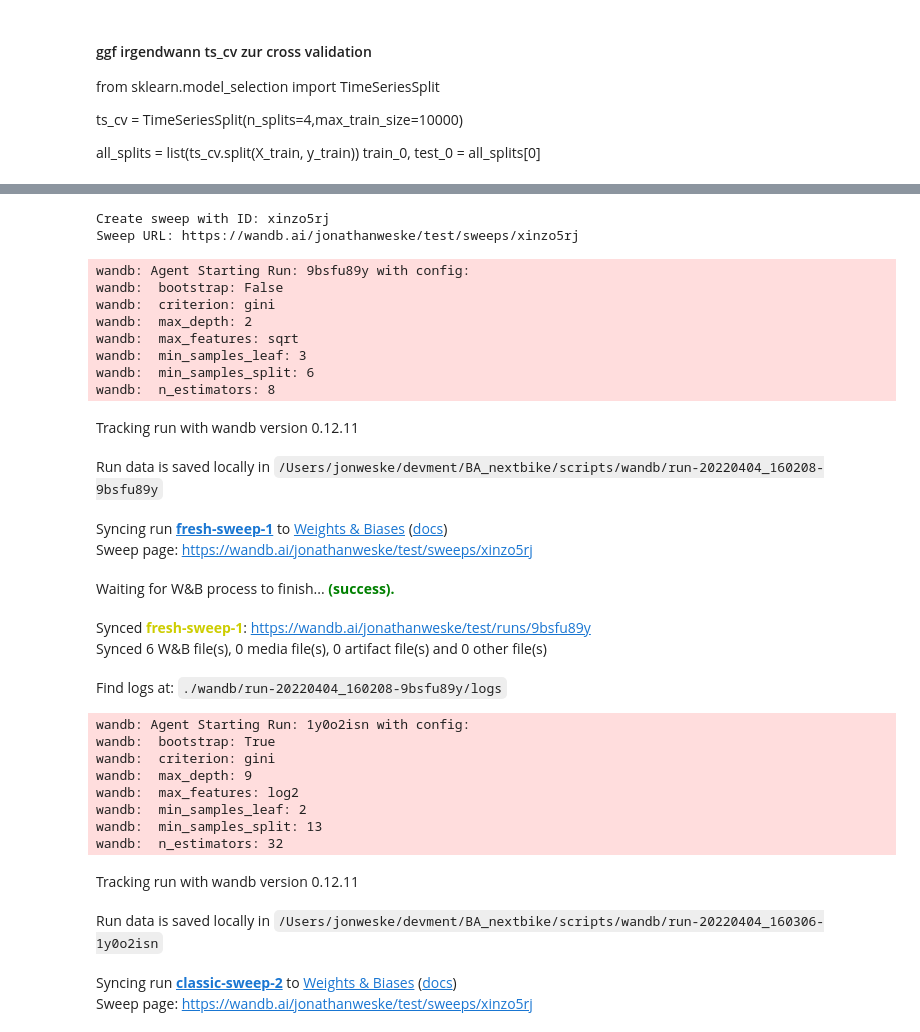
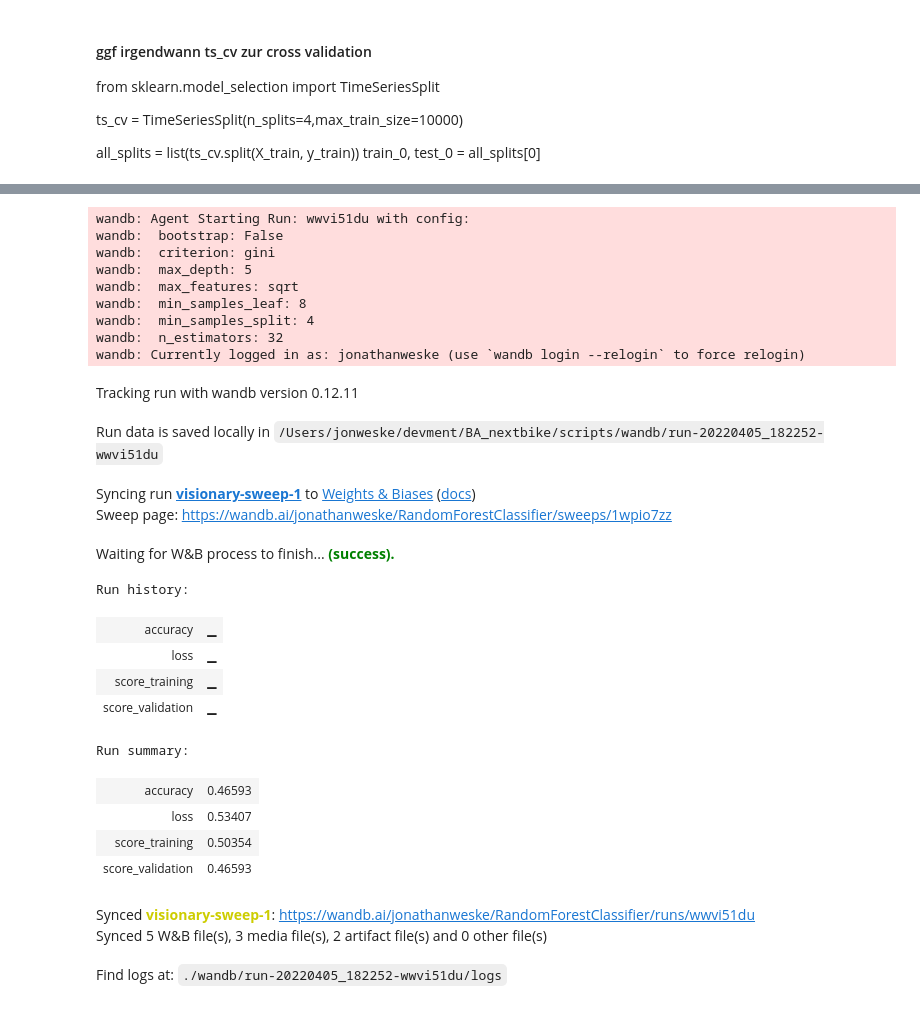
Before and after one commit to jw54kysa/bachelor_thesis_idle_time_prediction_nextbike, a Jupyter notebook: scripts/randomForestClassifier.ipynb, the cells around one changed output, grey strips where cells are left out. Cells and saved outputs as stored; diff of their text form; code cells hidden in the pictures.

```diff
--- a/scripts/randomForestClassifier.ipynb
+++ b/scripts/randomForestClassifier.ipynb
@@ -10,12 +10,12 @@ from sklearn.preprocessing import StandardScaler
 TargetVariable = ['idle_time_class']
 Predictors = ['bike_id', 'lat', 'lng', 'temp', 'rain', 'snow', 'dt_start', 'hex_enc', 'start_min', 'month', 'day']
 
-X = idle_time_data[Predictors]
-y = idle_time_data[TargetVariable]
+X = idle_time_data[Predictors].values
+y = idle_time_data[TargetVariable].values
 
-PredictorScaler=StandardScaler()
-PredictorScalerFit=PredictorScaler.fit(X)
-X=PredictorScalerFit.transform(X)
+#PredictorScaler=StandardScaler()
+#PredictorScalerFit=PredictorScaler.fit(X)
+#X=PredictorScalerFit.transform(X)
 
 from sklearn.model_selection import train_test_split
 X_train, X_test, y_train, y_test = train_test_split(X, y, train_size=0.9, shuffle=False)
@@ -41,12 +39,12 @@ TimeSeriesSplit(gap=0, max_train_size=None, n_splits=8, test_size=None)
 # %%
-sweep_configuration_rfc = {
+sweep_configuration = {
     "project": "RandomForestClass",
-    "name": "RFC-sweep-split-inorder",
+    "name": "RFC-sweep-split-inorder-not-scaled",
     "metric": {"name": "accuracy", "goal": "maximize"},
     "method": "random",
     "parameters": {
         "n_estimators": {
-            "values": [8, 16, 32, 64, 128, 256]
+            "values": [8, 16, 32, 64, 128, 256, 512]
         },
         "criterion": {
             "values": ['entropy','gini']
@@ -100,8 +98,8 @@ def my_train_func():
     score_training = model.score(X_train, y_train.ravel())
     score_validation = model.score(X_test, y_test.ravel())
 
-    acc = zero_one_loss(y_test.ravel(), y_pred.ravel())
-    loss = accuracy_score(y_test.ravel(), y_pred.ravel())
+    acc = accuracy_score(y_test.ravel(), y_pred.ravel())
+    loss = zero_one_loss(y_test.ravel(), y_pred.ravel())
 
     wandb.sklearn.plot_feature_importances(model, Predictors)
 
@@ -109,7 +107,7 @@ def my_train_func():
     wandb.log({"conf_matrix": wandb.plot.confusion_matrix(y_true=y_test.ravel(), preds=y_pred.ravel())})
     wandb.log({"feature_imp": wandb.sklearn.plot_feature_importances(model, Predictors)})
     wandb.log({"loss": loss})
-    wandb.log({"score_training":score_training,"score_validation":score_validation})
+    wandb.log({"score_training":score_training, "score_validation":score_validation})
 # %%
 def my_train_func_cv():
     wandb.init()
@@ -149,7 +147,7 @@ def my_train_func_cv():
     #wandb.log({"score_training":score_training,"score_validation":score_validation})
 # %%
 # INIT SWEEP
-sweep_id_rfc = wandb.sweep(sweep_configuration_rfc, project="test")
+sweep_id_rfc = wandb.sweep(sweep_configuration, project="RandomForestClassifier")
 # RUN SWEEP
-wandb.agent(sweep_id_rfc, function=my_train_func_cv)
+wandb.agent(sweep_id_rfc, function=my_train_func)
 # %% [output]
@@ -157,30 +156,27 @@ wandb: WARNING Calling wandb.login() after wandb.init() has no effect.
-Create sweep with ID: xinzo5rj
-Sweep URL: https://wandb.ai/jonathanweske/test/sweeps/xinzo5rj
+wandb: Agent Starting Run: wwvi51du with config:
+wandb:  bootstrap: False
+wandb:  criterion: gini
+wandb:  max_depth: 5
+wandb:  max_features: sqrt
+wandb:  min_samples_leaf: 8
+wandb:  min_samples_split: 4
+wandb:  n_estimators: 32
+wandb: Currently logged in as: jonathanweske (use `wandb login --relogin` to force relogin)
-wandb: Agent Starting Run: 9bsfu89y with config:
-wandb:  bootstrap: False
-wandb:  criterion: gini
-wandb:  max_depth: 2
-wandb:  max_features: sqrt
-wandb:  min_samples_leaf: 3
-wandb:  min_samples_split: 6
-wandb:  n_estimators: 8
 Tracking run with wandb version 0.12.11
-Run data is saved locally in /Users/jonweske/devment/BA_nextbike/scripts/wandb/run-20220404_160208-9bsfu89y
+Run data is saved locally in /Users/jonweske/devment/BA_nextbike/scripts/wandb/run-20220405_182252-wwvi51du
-Syncing run fresh-sweep-1 to Weights & Biases (docs)
-Sweep page: https://wandb.ai/jonathanweske/test/sweeps/xinzo5rj
+Syncing run visionary-sweep-1 to Weights & Biases (docs)
+Sweep page: https://wandb.ai/jonathanweske/RandomForestClassifier/sweeps/1wpio7zz
 Waiting for W&B process to finish... (success).
+Run history:
+| accuracy | ▁ |
+| loss | ▁ |
+| score_training | ▁ |
+| score_validation | ▁ |
+Run summary:
+| accuracy | 0.46593 |
+| loss | 0.53407 |
+| score_training | 0.50354 |
+| score_validation | 0.46593 |
-Synced fresh-sweep-1: https://wandb.ai/jonathanweske/test/runs/9bsfu89y
-Synced 6 W&B file(s), 0 media file(s), 0 artifact file(s) and 0 other file(s)
+Synced visionary-sweep-1: https://wandb.ai/jonathanweske/RandomForestClassifier/runs/wwvi51du
+Synced 5 W&B file(s), 3 media file(s), 2 artifact file(s) and 0 other file(s)
-Find logs at: ./wandb/run-20220404_160208-9bsfu89y/logs
+Find logs at: ./wandb/run-20220405_182252-wwvi51du/logs
-wandb: Agent Starting Run: 1y0o2isn with config:
-wandb:  bootstrap: True
-wandb:  criterion: gini
-wandb:  max_depth: 9
-wandb:  max_features: log2
-wandb:  min_samples_leaf: 2
-wandb:  min_samples_split: 13
-wandb:  n_estimators: 32
-Tracking run with wandb version 0.12.11
-Run data is saved locally in /Users/jonweske/devment/BA_nextbike/scripts/wandb/run-20220404_160306-1y0o2isn
-Syncing run classic-sweep-2 to Weights & Biases (docs)
-Sweep page: https://wandb.ai/jonathanweske/test/sweeps/xinzo5rj
```
Also changed, not shown: parts of 4 cells of this notebook, 8 other files.
